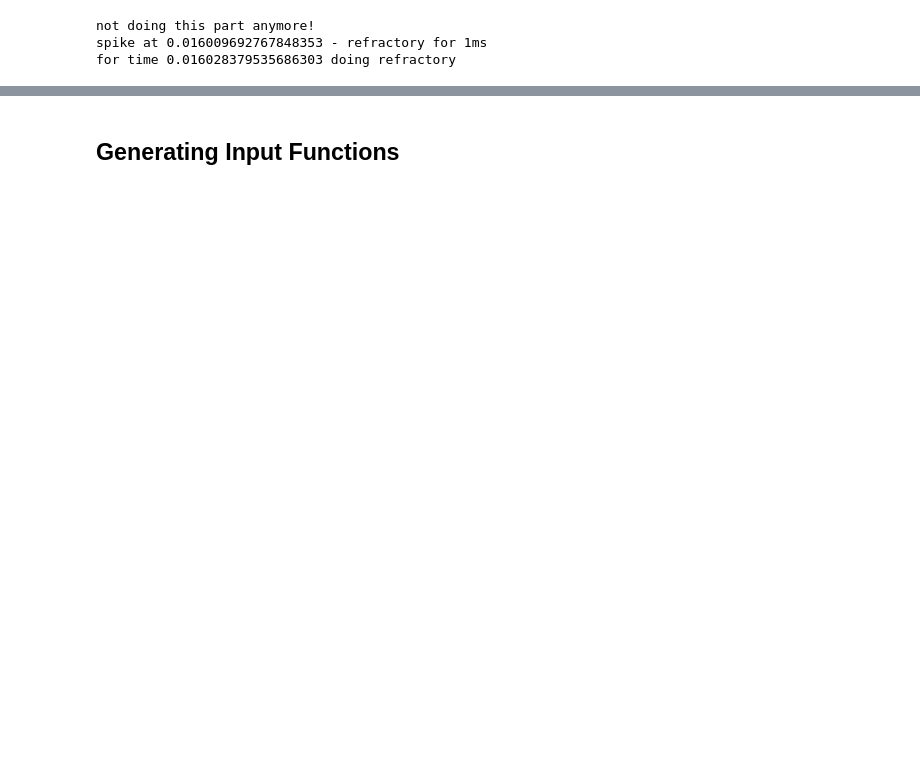
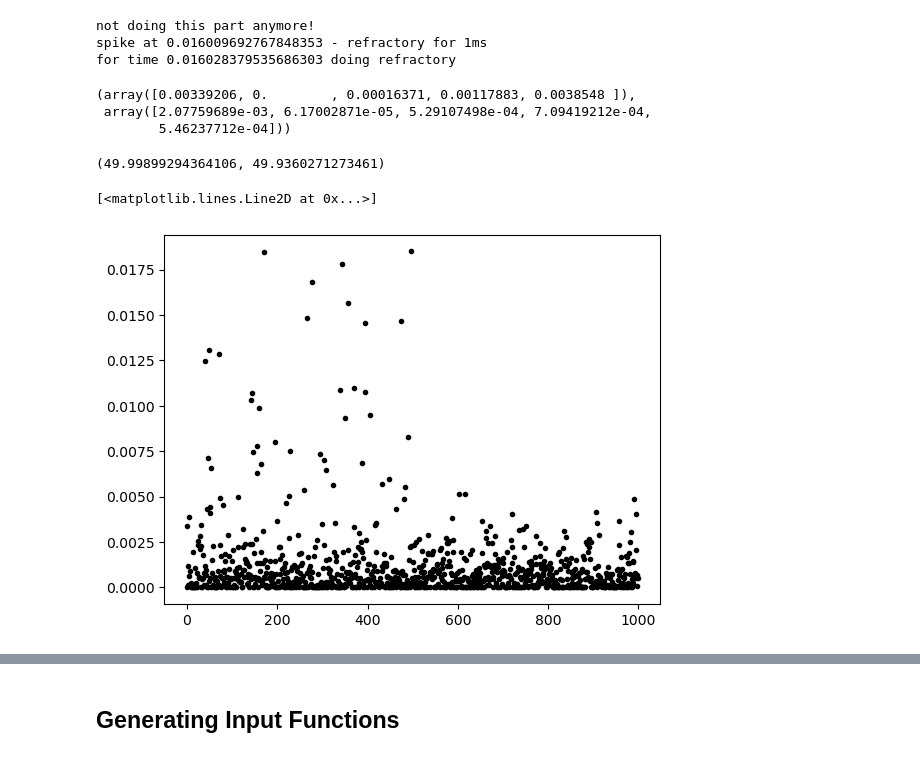
Before and after one commit to mehranfaraji/STDP-Finds-Start-of-Patterns, a Jupyter notebook: STDP-Finds-the-Start-of-Repeating-Patterns.ipynb, the cells around one changed output, grey strips where cells are left out. Drawn from its saved outputs; the diff is of its cells as text; code cells hidden in the pictures; blank space fills up the shorter version.

```diff
--- a/STDP-Finds-the-Start-of-Repeating-Patterns.ipynb
+++ b/STDP-Finds-the-Start-of-Repeating-Patterns.ipynb
@@ -87,7 +94,7 @@ def get_interval_indices():
         ind = np.searchsorted(times, t)
         interval_indices.append(int(ind))
     # interval_indices = np.array(interval_indices).astype(int)
-    interval_indices = tuple(interval_indices)
+    interval_indices = np.array(interval_indices)
     return interval_indices
 # %%
 print(np.searchsorted(times, 0.001))
@@ -241,11 +247,0 @@ for i,t in enumerate(times):
-# %%
-tau_pos =
-A_pos =
-tau_neg =
-A_neg =
-refract = 0.001
-
-V = np.zeros()
-# %%
-for t in times:
-    if tr> 0:
@@ -251,0 +322,2 @@ for t in times:
+# %%
+rec_spikes, g_bar_i = stdp_rule()
@@ -252,3 +326,18 @@ for t in times:
+# %%
+g_bar_i[:5], g_bar_i[-5:]
+# %% [output]
+(array([0.00339206, 0.        , 0.00016371, 0.00117883, 0.0038548 ]),
+ array([2.07759689e-03, 6.17002871e-05, 5.29107498e-04, 7.09419212e-04,
+        5.46237712e-04]))
+# %%
+times.max(), rec_spikes[-1]
+# %% [output]
+(49.99899294364106, 49.9360271273461)
+# %%
+plt.plot(range(1000), g_bar_i, '.k')
+# %% [output]
+[<matplotlib.lines.Line2D at 0x...>]
+[figure, added]
 # %%
 def plot_input(times, indices, tstart, tend, times_pattern=None, indices_pattern=None,):
     sampletimes = times[(times < tend) & (times > tstart) & (indices < 100)]
```
Also changed, not shown: parts of 18 cells of this notebook, 2 other files.
